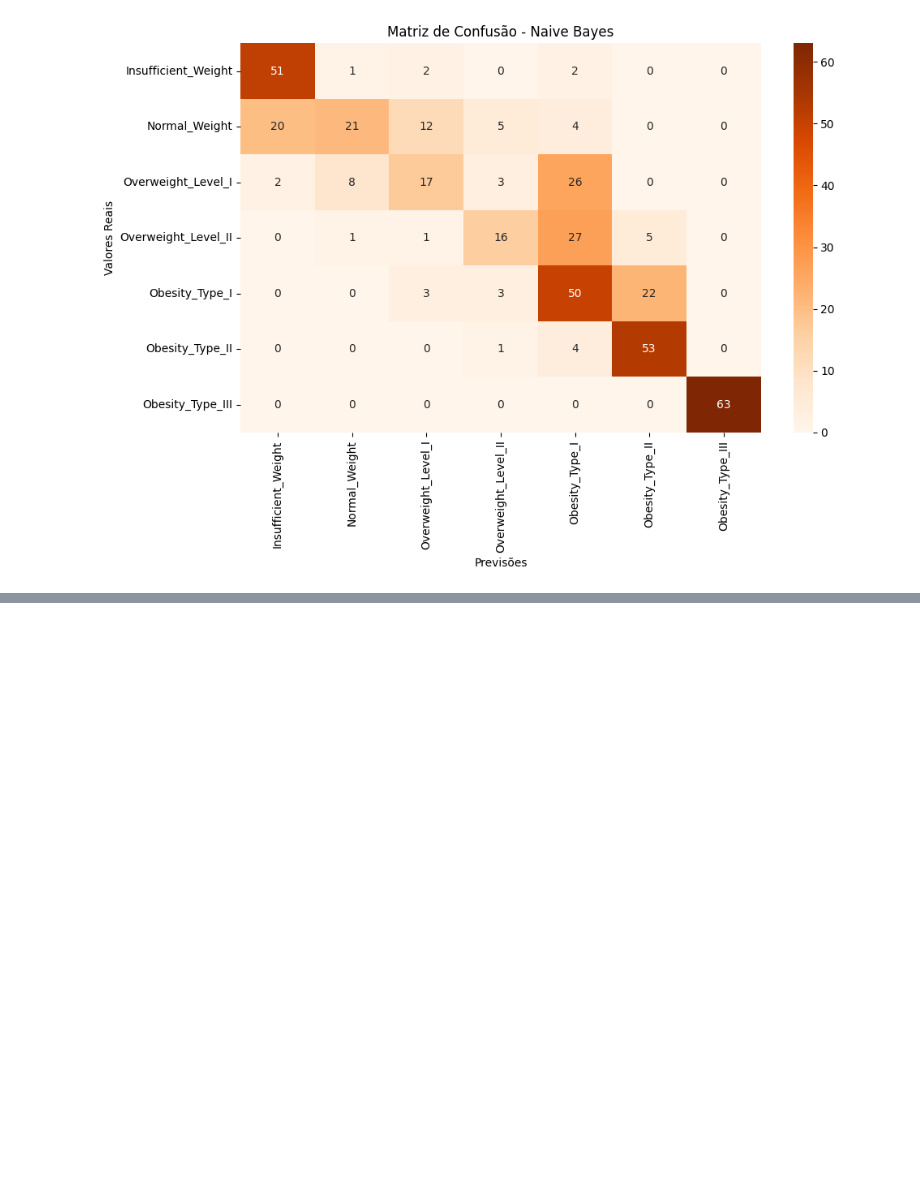
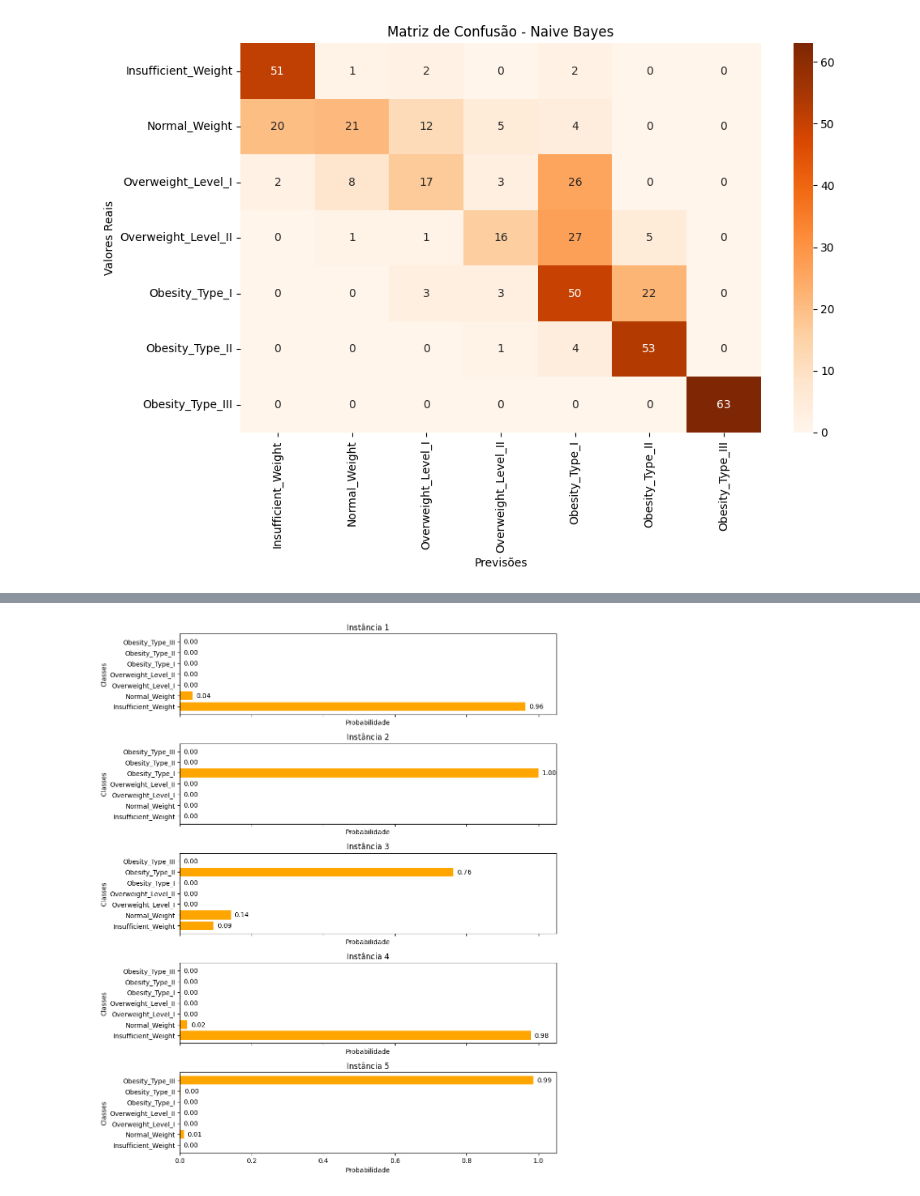
Before and after one commit to marcoames/t1ml, a Jupyter notebook: Classification.ipynb, the cells around one changed output, grey strips where cells are left out. Saved outputs shown, nothing was run; the diff lists cells and outputs as text; code cells hidden in the pictures; blank space fills up the shorter version.

Commit message:
added conditional probabilities graphs

```diff
--- a/Classification.ipynb
+++ b/Classification.ipynb
@@ -338,28 +366,0 @@ Para compreender as decisões do modelo, utilizamos a biblioteca **LIME**, que e
-# %%
-# LIME para Naive Bayes
-explainer_nb = lime.lime_tabular.LimeTabularExplainer(
-    training_data=X.values,
-    feature_names=X.columns.tolist(),
-    class_names=np.unique(y).astype(str),
-    mode='classification'
-)
-
-# Instância a ser explicada
-i = 0
-exp_nb = explainer_nb.explain_instance(
-    data_row=X_test.iloc[i].values,
-    predict_fn=lambda x: modelNb.predict_proba(x),
-    num_features=5,
-    top_labels=1,
-)
-
-print(f'Previsão do modelo Naive Bayes: {modelNb.predict(X_test.iloc[[i]])[0]}')
-
-# Exibição HTML com fundo branco
-html_content_nb = exp_nb.as_html()
-html_content_nb = f"""
-<div style="background-color:white">
-{html_content_nb}
-</div>
-"""
-display(HTML(html_content_nb))
@@ -368,0 +367,17 @@ Previsão do modelo Naive Bayes: Insufficient_Weight
+# %%
+# Calcula as probabilidades condicionais para o conjunto de teste
+probabilities_nb = modelNb.predict_proba(X_test)
+
+fig, axes = plt.subplots(5, 1, figsize=(10, 12), sharex=True)
+for i, (probs, ax) in enumerate(zip(probabilities_nb[:5], axes)):
+    ax.barh(class_labels, probs, color='orange')
+    ax.set_title(f"Instância {i + 1}")
+    ax.set_ylabel("Classes")
+    ax.set_xlabel("Probabilidade")
+    for j, v in enumerate(probs):
+        ax.text(v + 0.01, j, f"{v:.2f}", va='center')
+
+plt.tight_layout()
+plt.show()
+# %% [output]
+[figure, added]
```
Also changed, not shown: parts of 6 cells of this notebook.
